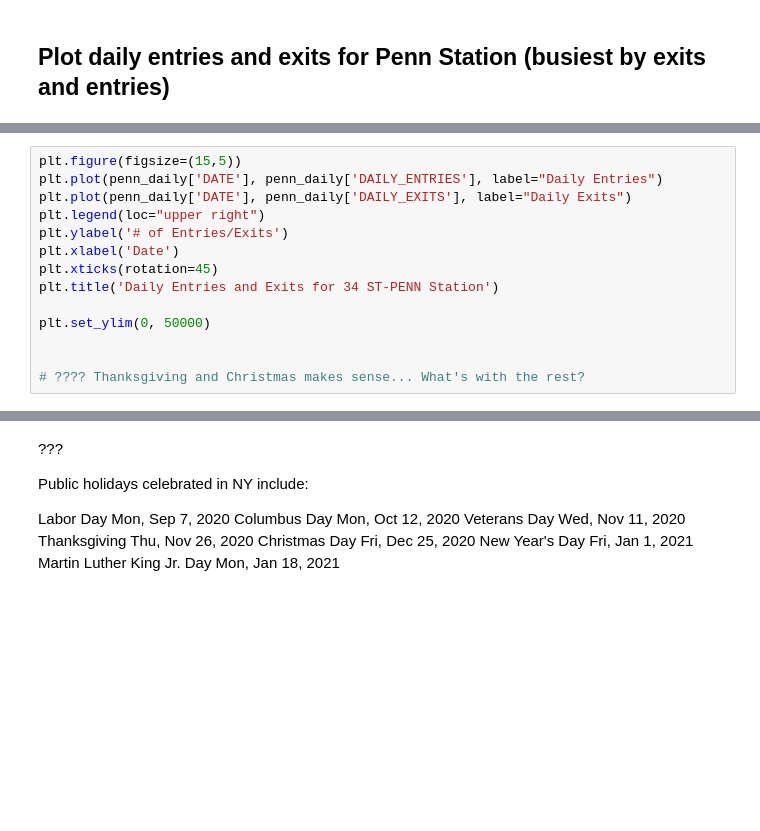
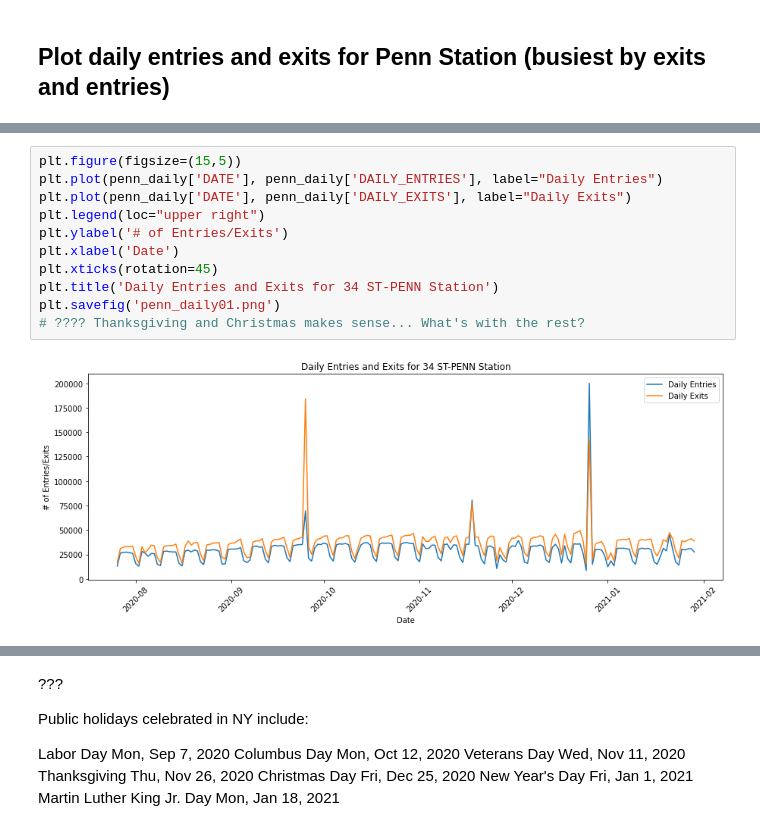
Before and after one commit to jaykwon2/MTA_EDA, a Jupyter notebook: EDA_Project_Jay_Kwon_v3.0 - code cleaned.ipynb, the cells around one changed output, grey strips where cells are left out. Saved outputs shown, nothing was run; the diff lists cells and outputs as text; blank space fills up the shorter version.

Commit message:
more images in img folder, notebook updated

```diff
--- a/EDA_Project_Jay_Kwon_v3.0 - code cleaned.ipynb
+++ b/EDA_Project_Jay_Kwon_v3.0 - code cleaned.ipynb
@@ -880,17 +817,16 @@ penn_daily
 # %%
 plt.figure(figsize=(15,5))
 plt.plot(penn_daily['DATE'], penn_daily['DAILY_ENTRIES'], label="Daily Entries")
 plt.plot(penn_daily['DATE'], penn_daily['DAILY_EXITS'], label="Daily Exits")
 plt.legend(loc="upper right")
 plt.ylabel('# of Entries/Exits')
 plt.xlabel('Date')
 plt.xticks(rotation=45)
 plt.title('Daily Entries and Exits for 34 ST-PENN Station')
-
-plt.set_ylim(0, 50000)
-
-
+plt.savefig('penn_daily01.png')
 # ???? Thanksgiving and Christmas makes sense... What's with the rest?
+# %% [output]
+[figure, added]
 # %%
 plt.figure(figsize=(15,5))
 plt.plot(penn_daily['DATE'], penn_daily['DAILY_ENTRIES'], label="Daily Entries")
```
Also changed, not shown: parts of 21 cells of this notebook, 4 other files.
